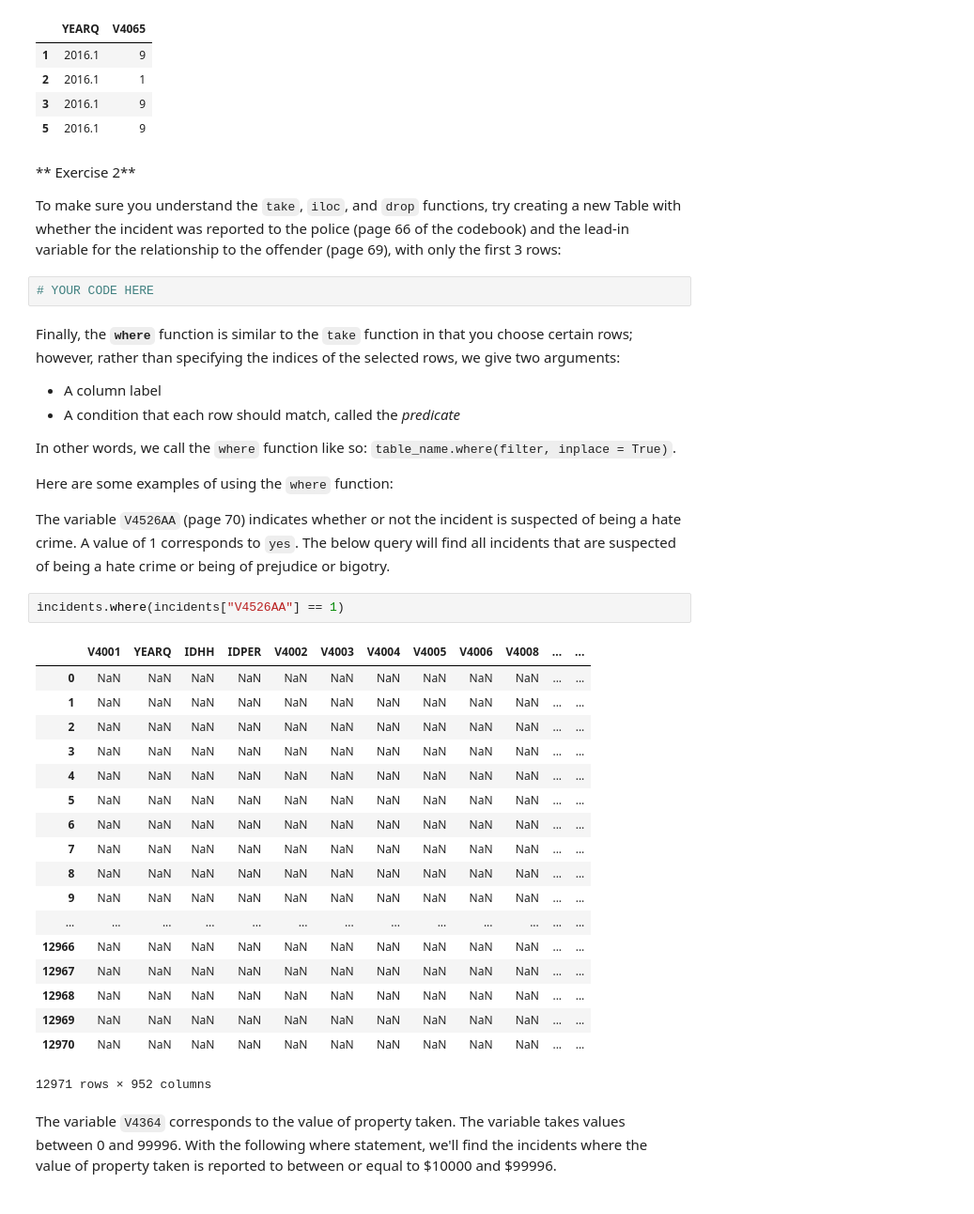
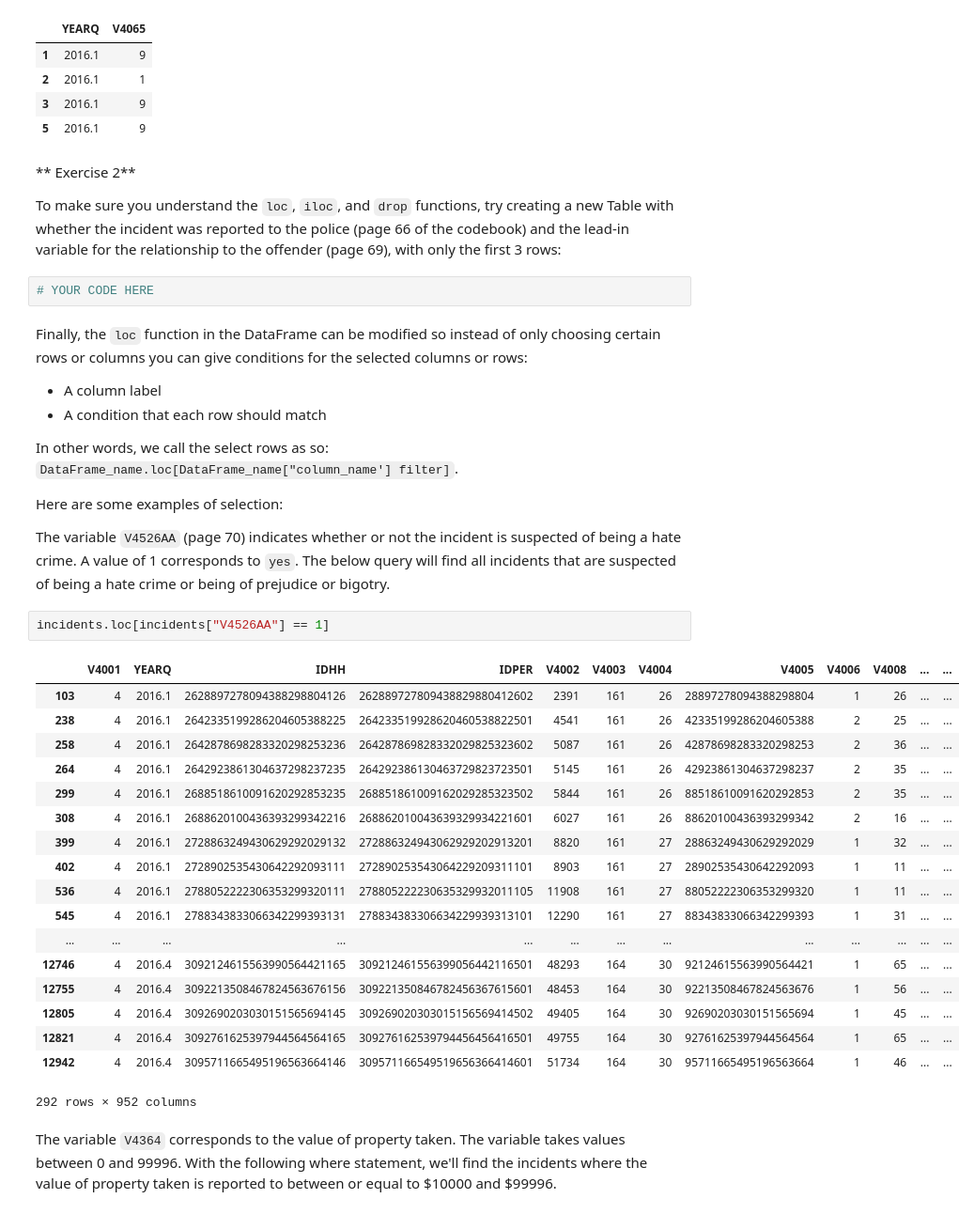
Before and after one commit to ds-modules/LEGALST-190, a Jupyter notebook: LEGALST-123/1-18/1-18.ipynb, the cells around one changed output. Shown: that part at 94% size. Cells and saved outputs as stored; diff of their text form.

```diff
--- a/LEGALST-123/1-18/1-18.ipynb
+++ b/LEGALST-123/1-18/1-18.ipynb
@@ -588,40 +582,40 @@ incidents.iloc[[1,2,3,5], [1,68]] # Select only columns with indices 1 and 68,
 # %% [markdown]
 ** Exercise 2**
 
-To make sure you understand the `take`, `iloc`, and `drop` functions, try creating a new Table with whether the incident was reported to the police (page 66 of the codebook) and the lead-in variable for the relationship to the offender (page 69), with only the first 3 rows:
+To make sure you understand the `loc`, `iloc`, and `drop` functions, try creating a new Table with whether the incident was reported to the police (page 66 of the codebook) and the lead-in variable for the relationship to the offender (page 69), with only the first 3 rows:
 # %%
 # YOUR CODE HERE
 # %% [markdown]
-Finally, the **`where`** function is similar to the `take` function in that you choose certain rows; however, rather than specifying the indices of the selected rows, we give two arguments:
+Finally, the `loc` function in the DataFrame can be modified so instead of only choosing certain rows or columns you can give conditions for the selected columns or rows:
 - A column label
-- A condition that each row should match, called the _predicate_
+- A condition that each row should match
 
-In other words, we call the `where` function like so: `table_name.where(filter, inplace = True)`.
+In other words, we call the select rows as so: `DataFrame_name.loc[DataFrame_name["column_name'] filter]`.
 
 
-Here are some examples of using the `where` function:
+Here are some examples of selection:
 
 The variable `V4526AA` (page 70) indicates whether or not the incident is suspected of being a hate crime. A value of 1 corresponds to `yes`. The below query will find all incidents that are suspected of being a hate crime or being of prejudice or bigotry.
 # %%
-incidents.where(incidents["V4526AA"] == 1)
+incidents.loc[incidents["V4526AA"] == 1]
 # %% [output]
 |  | V4001 | YEARQ | IDHH | IDPER | V4002 | V4003 | V4004 | V4005 | V4006 | V4008 | ... | ... |
-| 0 | NaN | NaN | NaN | NaN | NaN | NaN | NaN | NaN | NaN | NaN | ... | ... |
-| 1 | NaN | NaN | NaN | NaN | NaN | NaN | NaN | NaN | NaN | NaN | ... | ... |
-| 2 | NaN | NaN | NaN | NaN | NaN | NaN | NaN | NaN | NaN | NaN | ... | ... |
-| 3 | NaN | NaN | NaN | NaN | NaN | NaN | NaN | NaN | NaN | NaN | ... | ... |
-| 4 | NaN | NaN | NaN | NaN | NaN | NaN | NaN | NaN | NaN | NaN | ... | ... |
-| 5 | NaN | NaN | NaN | NaN | NaN | NaN | NaN | NaN | NaN | NaN | ... | ... |
-| 6 | NaN | NaN | NaN | NaN | NaN | NaN | NaN | NaN | NaN | NaN | ... | ... |
-| 7 | NaN | NaN | NaN | NaN | NaN | NaN | NaN | NaN | NaN | NaN | ... | ... |
-| 8 | NaN | NaN | NaN | NaN | NaN | NaN | NaN | NaN | NaN | NaN | ... | ... |
-| 9 | NaN | NaN | NaN | NaN | NaN | NaN | NaN | NaN | NaN | NaN | ... | ... |
+| 103 | 4 | 2016.1 | 2628897278094388298804126 | 262889727809438829880412602 | 2391 | 161 | 26 | 28897278094388298804 | 1 | 26 | ... | ... |
+| 238 | 4 | 2016.1 | 2642335199286204605388225 | 264233519928620460538822501 | 4541 | 161 | 26 | 42335199286204605388 | 2 | 25 | ... | ... |
+| 258 | 4 | 2016.1 | 2642878698283320298253236 | 264287869828332029825323602 | 5087 | 161 | 26 | 42878698283320298253 | 2 | 36 | ... | ... |
+| 264 | 4 | 2016.1 | 2642923861304637298237235 | 264292386130463729823723501 | 5145 | 161 | 26 | 42923861304637298237 | 2 | 35 | ... | ... |
+| 299 | 4 | 2016.1 | 2688518610091620292853235 | 268851861009162029285323502 | 5844 | 161 | 26 | 88518610091620292853 | 2 | 35 | ... | ... |
+| 308 | 4 | 2016.1 | 2688620100436393299342216 | 268862010043639329934221601 | 6027 | 161 | 26 | 88620100436393299342 | 2 | 16 | ... | ... |
+| 399 | 4 | 2016.1 | 2728863249430629292029132 | 272886324943062929202913201 | 8820 | 161 | 27 | 28863249430629292029 | 1 | 32 | ... | ... |
+| 402 | 4 | 2016.1 | 2728902535430642292093111 | 272890253543064229209311101 | 8903 | 161 | 27 | 28902535430642292093 | 1 | 11 | ... | ... |
+| 536 | 4 | 2016.1 | 2788052222306353299320111 | 278805222230635329932011105 | 11908 | 161 | 27 | 88052222306353299320 | 1 | 11 | ... | ... |
+| 545 | 4 | 2016.1 | 2788343833066342299393131 | 278834383306634229939313101 | 12290 | 161 | 27 | 88343833066342299393 | 1 | 31 | ... | ... |
 | ... | ... | ... | ... | ... | ... | ... | ... | ... | ... | ... | ... | ... |
-| 12966 | NaN | NaN | NaN | NaN | NaN | NaN | NaN | NaN | NaN | NaN | ... | ... |
-| 12967 | NaN | NaN | NaN | NaN | NaN | NaN | NaN | NaN | NaN | NaN | ... | ... |
-| 12968 | NaN | NaN | NaN | NaN | NaN | NaN | NaN | NaN | NaN | NaN | ... | ... |
-| 12969 | NaN | NaN | NaN | NaN | NaN | NaN | NaN | NaN | NaN | NaN | ... | ... |
-| 12970 | NaN | NaN | NaN | NaN | NaN | NaN | NaN | NaN | NaN | NaN | ... | ... |
+| 12746 | 4 | 2016.4 | 3092124615563990564421165 | 309212461556399056442116501 | 48293 | 164 | 30 | 92124615563990564421 | 1 | 65 | ... | ... |
+| 12755 | 4 | 2016.4 | 3092213508467824563676156 | 309221350846782456367615601 | 48453 | 164 | 30 | 92213508467824563676 | 1 | 56 | ... | ... |
+| 12805 | 4 | 2016.4 | 3092690203030151565694145 | 309269020303015156569414502 | 49405 | 164 | 30 | 92690203030151565694 | 1 | 45 | ... | ... |
+| 12821 | 4 | 2016.4 | 3092761625397944564564165 | 309276162539794456456416501 | 49755 | 164 | 30 | 92761625397944564564 | 1 | 65 | ... | ... |
+| 12942 | 4 | 2016.4 | 3095711665495196563664146 | 309571166549519656366414601 | 51734 | 164 | 30 | 95711665495196563664 | 1 | 46 | ... | ... |
-12971 rows × 952 columns
+292 rows × 952 columns
 # %% [markdown]
 The variable `V4364` corresponds to the value of property taken. The variable takes values between 0 and 99996. With the following where statement, we'll find the incidents where the value of property taken is reported to between or equal to \$10000 and \$99996.
```
Also changed, not shown: parts of 24 cells of this notebook.
